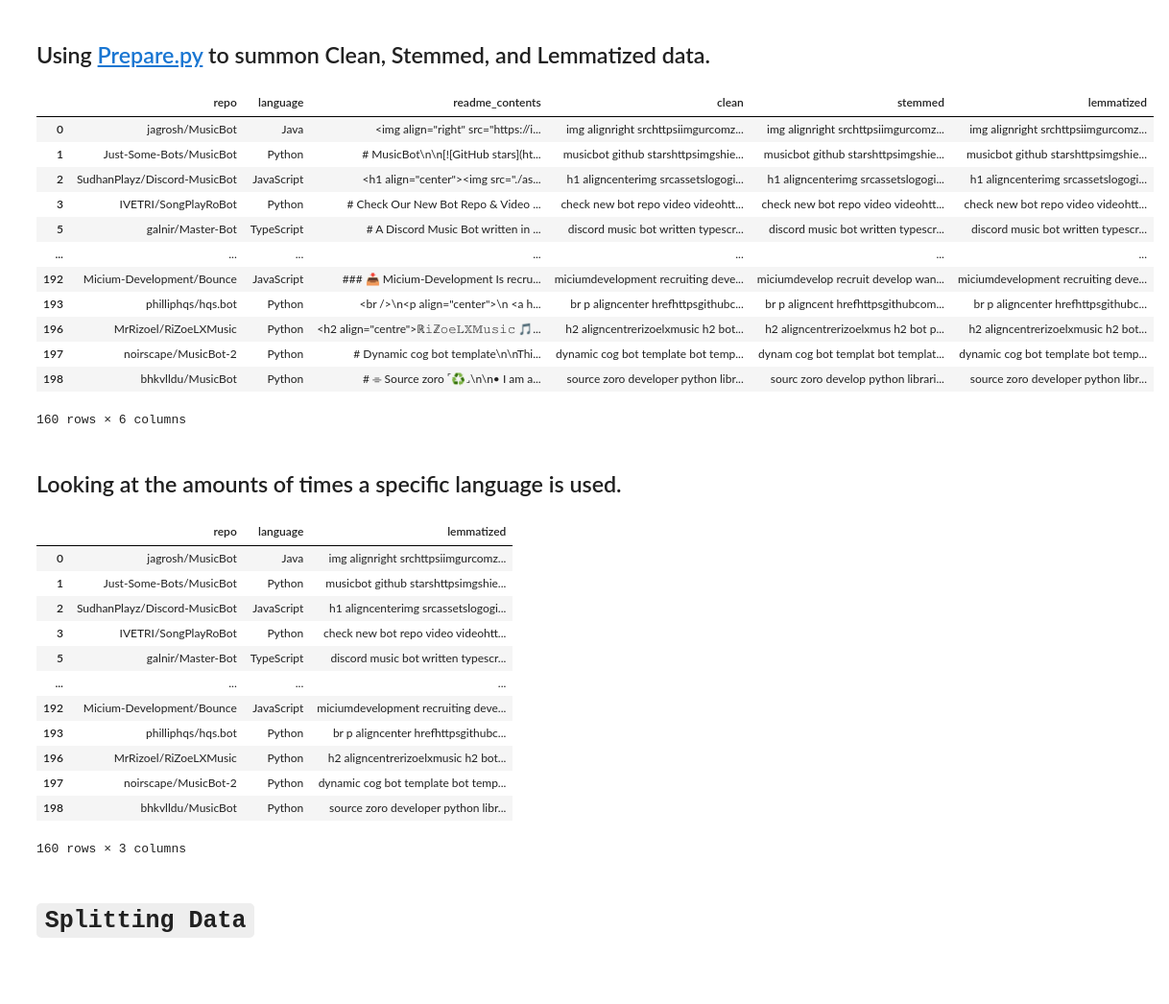
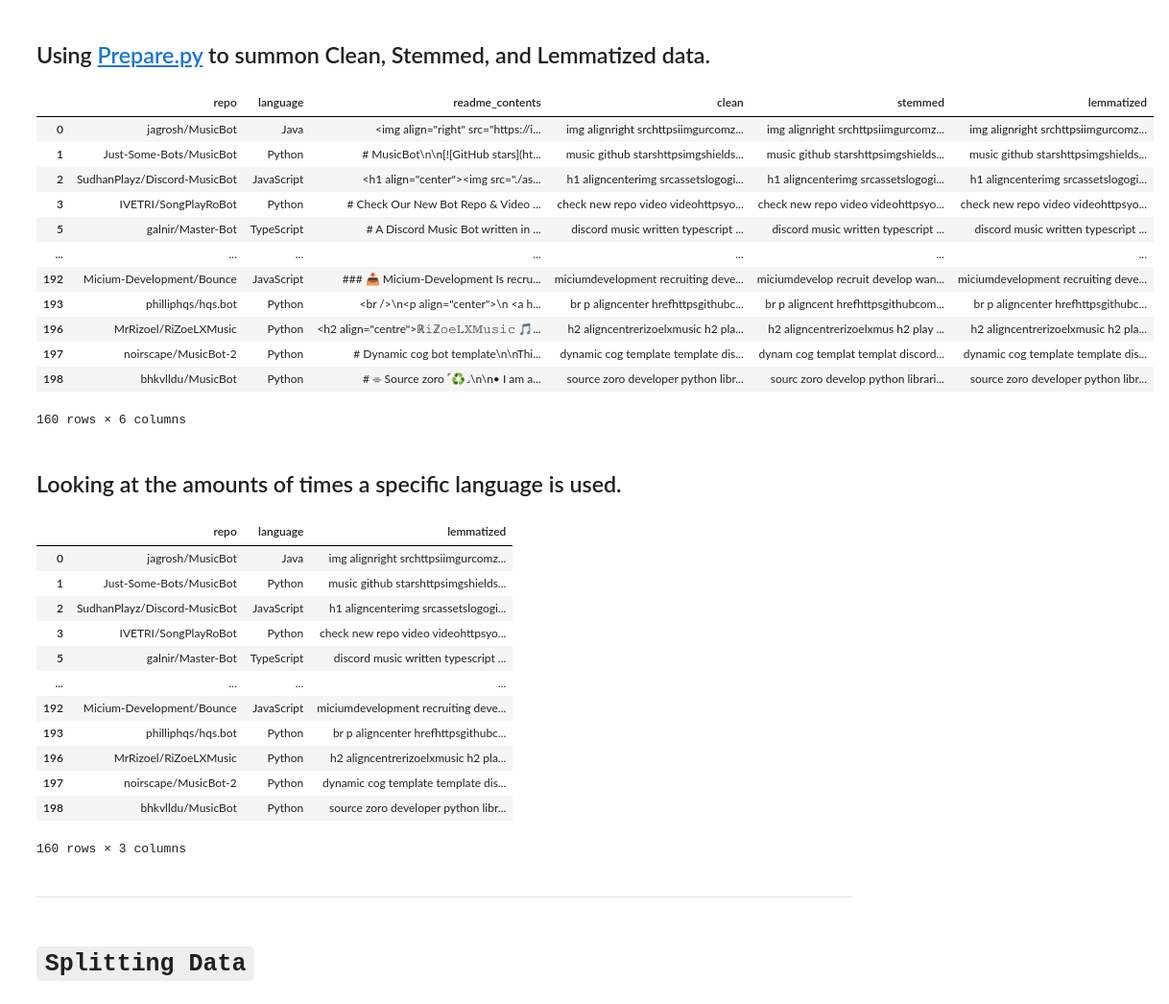
Before and after one commit to bert-jason-ray/nlp-group-project, a Jupyter notebook: contreras_explore.ipynb, the cells around one changed output. Shown at 96% size. Saved outputs shown, nothing was run; the diff lists cells and outputs as text; code cells hidden in the pictures; blank space fills up the shorter version.

```diff
--- a/contreras_explore.ipynb
+++ b/contreras_explore.ipynb
@@ -63,17 +67,17 @@ df
 # %% [markdown]
 ## Using  [Prepare.py](https://github.com/bert-jason-ray/nlp-group-project/blob/main/prepare.py) to summon Clean, Stemmed, and Lemmatized data.
 # %%
-df = prepare.prep_github_data(df,column = 'readme_contents', extra_words=[], exclude_words=[])
+df = prepare.prep_github_data(df,column = 'readme_contents', extra_words=[], exclude_words=['musicbot'])
 df
 # %% [output]
 |  | repo | language | readme_contents | clean | stemmed | lemmatized |
 | 0 | jagrosh/MusicBot | Java | <img align="right" src="https://i... | img alignright srchttpsiimgurcomz... | img alignright srchttpsiimgurcomz... | img alignright srchttpsiimgurcomz... |
-| 1 | Just-Some-Bots/MusicBot | Python | # MusicBot\n\n[![GitHub stars](ht... | musicbot github starshttpsimgshie... | musicbot github starshttpsimgshie... | musicbot github starshttpsimgshie... |
+| 1 | Just-Some-Bots/MusicBot | Python | # MusicBot\n\n[![GitHub stars](ht... | music github starshttpsimgshields... | music github starshttpsimgshields... | music github starshttpsimgshields... |
 | 2 | SudhanPlayz/Discord-MusicBot | JavaScript | <h1 align="center"><img src="./as... | h1 aligncenterimg srcassetslogogi... | h1 aligncenterimg srcassetslogogi... | h1 aligncenterimg srcassetslogogi... |
-| 3 | IVETRI/SongPlayRoBot | Python | # Check Our New Bot Repo & Video ... | check new bot repo video videohtt... | check new bot repo video videohtt... | check new bot repo video videohtt... |
-| 5 | galnir/Master-Bot | TypeScript | # A Discord Music Bot written in ... | discord music bot written typescr... | discord music bot written typescr... | discord music bot written typescr... |
+| 3 | IVETRI/SongPlayRoBot | Python | # Check Our New Bot Repo & Video ... | check new repo video videohttpsyo... | check new repo video videohttpsyo... | check new repo video videohttpsyo... |
+| 5 | galnir/Master-Bot | TypeScript | # A Discord Music Bot written in ... | discord music written typescript ... | discord music written typescript ... | discord music written typescript ... |
 | ... | ... | ... | ... | ... | ... | ... |
 | 192 | Micium-Development/Bounce | JavaScript | ### 📥 Micium-Development Is recru... | miciumdevelopment recruiting deve... | miciumdevelop recruit develop wan... | miciumdevelopment recruiting deve... |
 | 193 | philliphqs/hqs.bot | Python | <br />\n<p align="center">\n <a h... | br p aligncenter hrefhttpsgithubc... | br p aligncent hrefhttpsgithubcom... | br p aligncenter hrefhttpsgithubc... |
-| 196 | MrRizoel/RiZoeLXMusic | Python | <h2 align="centre">ℝ𝚒ℤ𝚘𝚎𝕃𝕏𝕄𝚞𝚜𝚒𝚌 🎵... | h2 aligncentrerizoelxmusic h2 bot... | h2 aligncentrerizoelxmus h2 bot p... | h2 aligncentrerizoelxmusic h2 bot... |
-| 197 | noirscape/MusicBot-2 | Python | # Dynamic cog bot template\n\nThi... | dynamic cog bot template bot temp... | dynam cog bot templat bot templat... | dynamic cog bot template bot temp... |
+| 196 | MrRizoel/RiZoeLXMusic | Python | <h2 align="centre">ℝ𝚒ℤ𝚘𝚎𝕃𝕏𝕄𝚞𝚜𝚒𝚌 🎵... | h2 aligncentrerizoelxmusic h2 pla... | h2 aligncentrerizoelxmus h2 play ... | h2 aligncentrerizoelxmusic h2 pla... |
+| 197 | noirscape/MusicBot-2 | Python | # Dynamic cog bot template\n\nThi... | dynamic cog template template dis... | dynam cog templat templat discord... | dynamic cog template template dis... |
@@ -90,17 +94,19 @@ df
 # %% [output]
 |  | repo | language | lemmatized |
 | 0 | jagrosh/MusicBot | Java | img alignright srchttpsiimgurcomz... |
-| 1 | Just-Some-Bots/MusicBot | Python | musicbot github starshttpsimgshie... |
+| 1 | Just-Some-Bots/MusicBot | Python | music github starshttpsimgshields... |
 | 2 | SudhanPlayz/Discord-MusicBot | JavaScript | h1 aligncenterimg srcassetslogogi... |
-| 3 | IVETRI/SongPlayRoBot | Python | check new bot repo video videohtt... |
-| 5 | galnir/Master-Bot | TypeScript | discord music bot written typescr... |
+| 3 | IVETRI/SongPlayRoBot | Python | check new repo video videohttpsyo... |
+| 5 | galnir/Master-Bot | TypeScript | discord music written typescript ... |
 | ... | ... | ... | ... |
 | 192 | Micium-Development/Bounce | JavaScript | miciumdevelopment recruiting deve... |
 | 193 | philliphqs/hqs.bot | Python | br p aligncenter hrefhttpsgithubc... |
-| 196 | MrRizoel/RiZoeLXMusic | Python | h2 aligncentrerizoelxmusic h2 bot... |
-| 197 | noirscape/MusicBot-2 | Python | dynamic cog bot template bot temp... |
+| 196 | MrRizoel/RiZoeLXMusic | Python | h2 aligncentrerizoelxmusic h2 pla... |
+| 197 | noirscape/MusicBot-2 | Python | dynamic cog template template dis... |
 | 198 | bhkvlldu/MusicBot | Python | source zoro developer python libr... |
 160 rows × 3 columns
+# %% [markdown]
+<hr style="border-top: 10px groove lightblue; margin-top: 1px; margin-bottom: 1px"></hr>
 # %% [markdown]
 # `Splitting Data`
 # %% [markdown]
```
Also changed, not shown: parts of 43 cells of this notebook, 1 other file.
